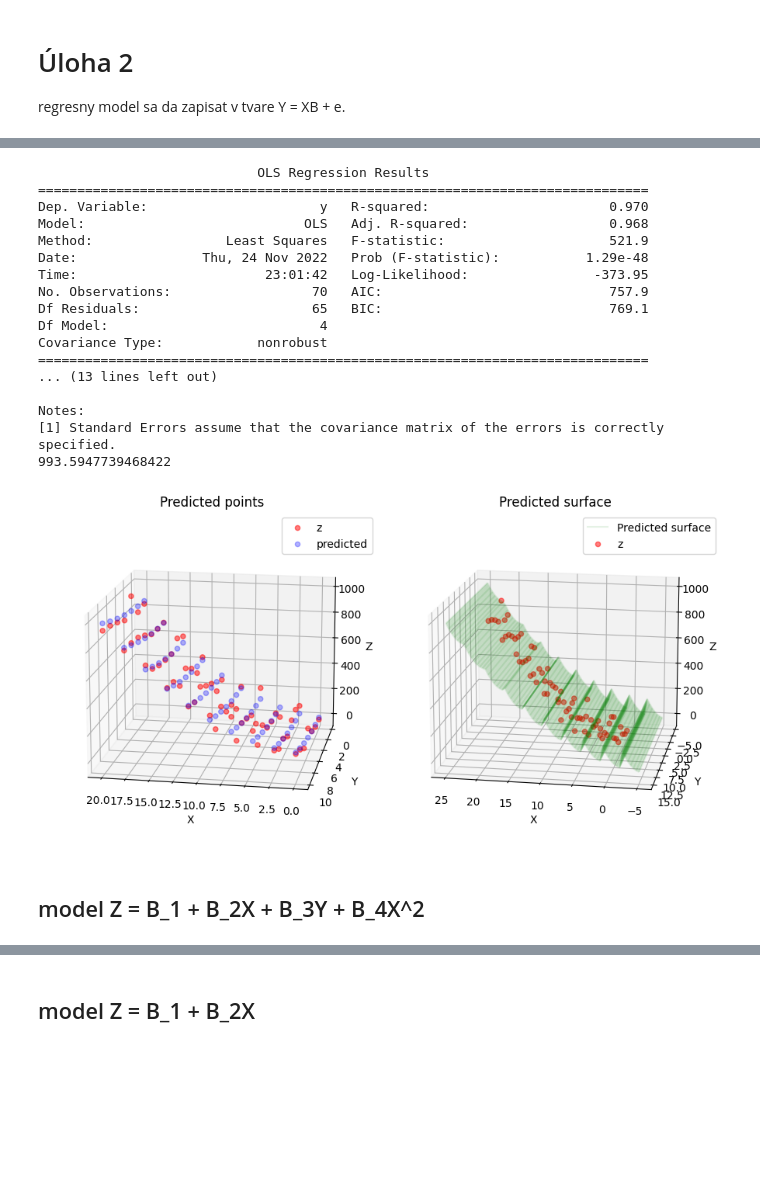
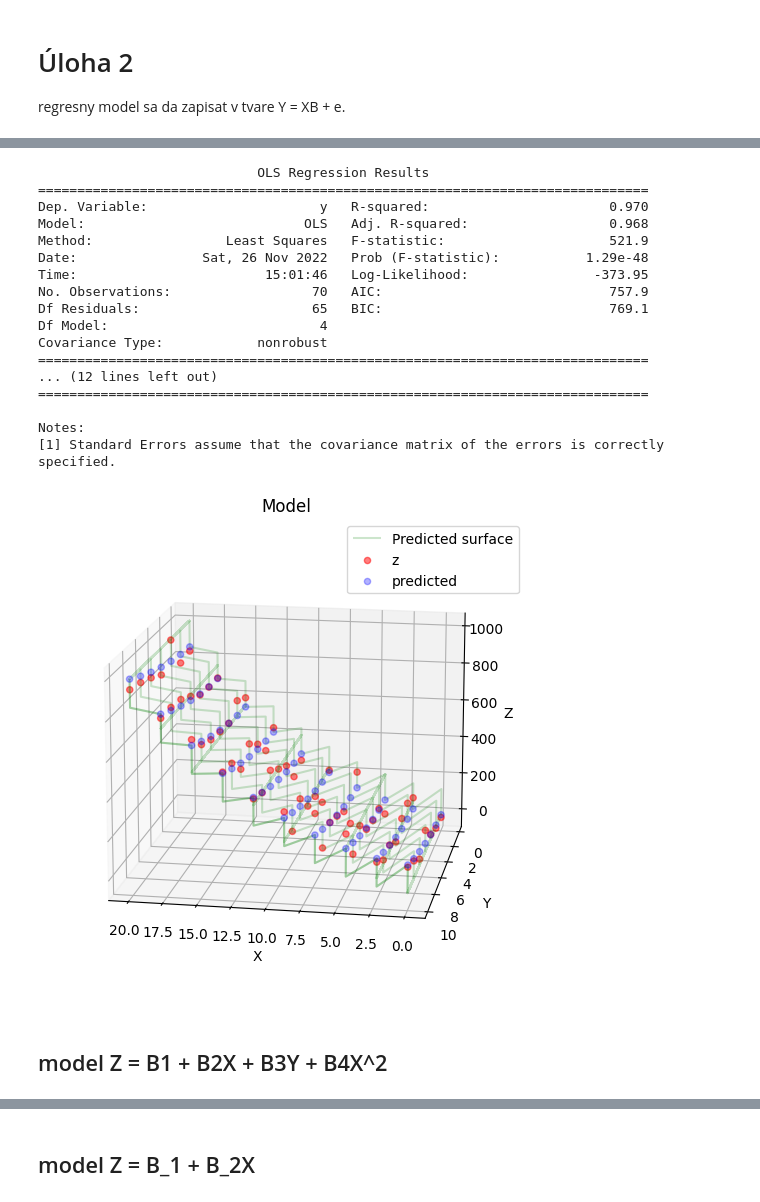
Before and after one commit to dnosko/MSP, a Jupyter notebook: msp.ipynb, the cells around one changed output, grey strips where cells are left out. Cells and saved outputs as stored; diff of their text form; code cells hidden in the pictures; blank space fills up the shorter version.

```diff
--- a/msp.ipynb
+++ b/msp.ipynb
@@ -147,28 +146,26 @@ AttributeError: 'tuple' object has no attribute 'size'
 # %%
 model_params = lambda x,y : (x,y,x**2,y**2)
-model_XY = create_model(*model_params(X,Y))
-z_prediction = predict(model_XY,*model_params(X,Y))
-plot_model(model_XY, z_prediction)
+model_B5 = regression(*model_params(X,Y))
 # %% [output]
                             OLS Regression Results
 ==============================================================================
 Dep. Variable:                      y   R-squared:                       0.970
 Model:                            OLS   Adj. R-squared:                  0.968
 Method:                 Least Squares   F-statistic:                     521.9
-Date:                Thu, 24 Nov 2022   Prob (F-statistic):           1.29e-48
-Time:                        23:01:42   Log-Likelihood:                -373.95
+Date:                Sat, 26 Nov 2022   Prob (F-statistic):           1.29e-48
+Time:                        15:01:46   Log-Likelihood:                -373.95
 No. Observations:                  70   AIC:                             757.9
 Df Residuals:                      65   BIC:                             769.1
 Df Model:                           4
 Covariance Type:            nonrobust
 ==============================================================================
-... (13 lines left out)
+... (12 lines left out)
+==============================================================================
 
 Notes:
 [1] Standard Errors assume that the covariance matrix of the errors is correctly specified.
-993.5947739468422
-[figure, old version]
+[figure, new version]
 # %% [markdown]
-## model Z = B_1 + B_2X + B_3Y + B_4X^2
+## model Z = B1 + B2X + B3Y + B4X^2
 # %%
 model_params = lambda x,y : (x,y,x**2)
```
Also changed, not shown: parts of 11 cells of this notebook, 1 other file.
